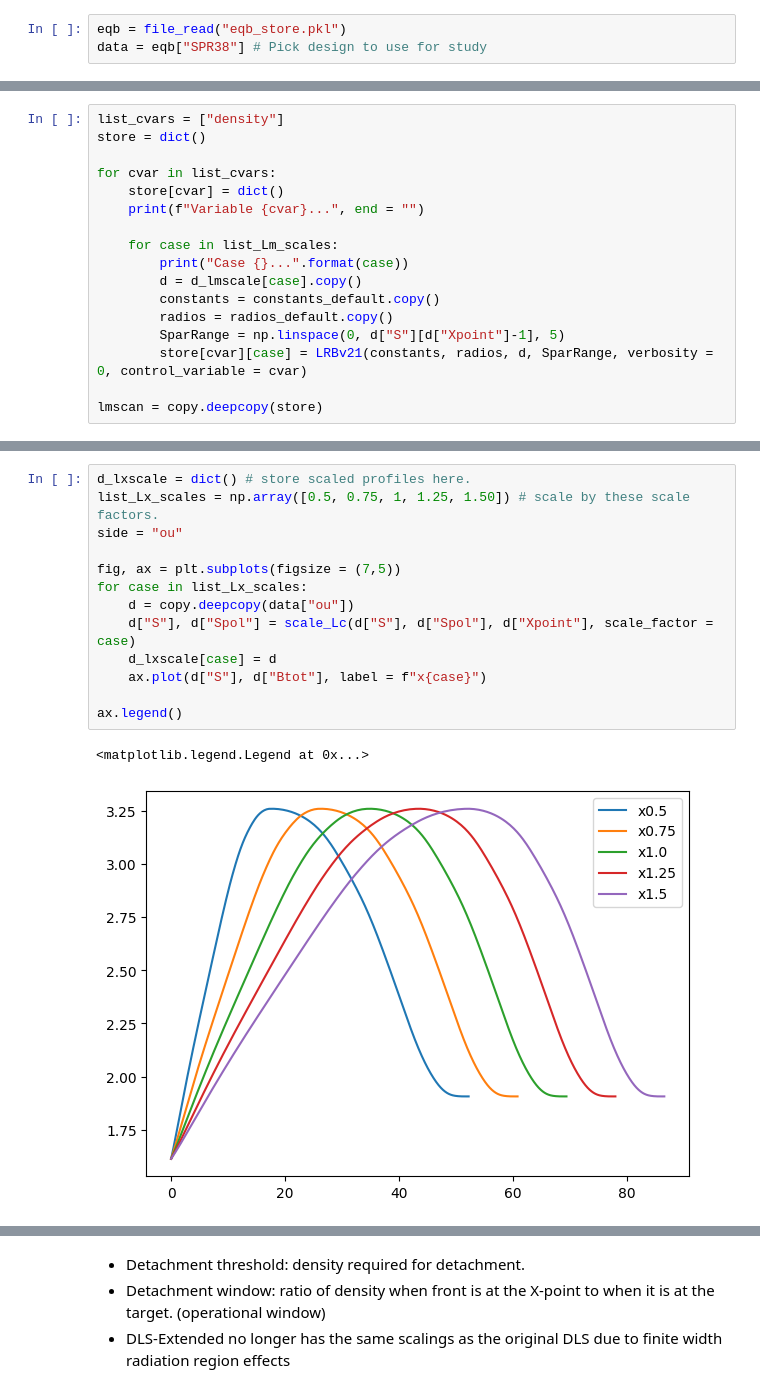
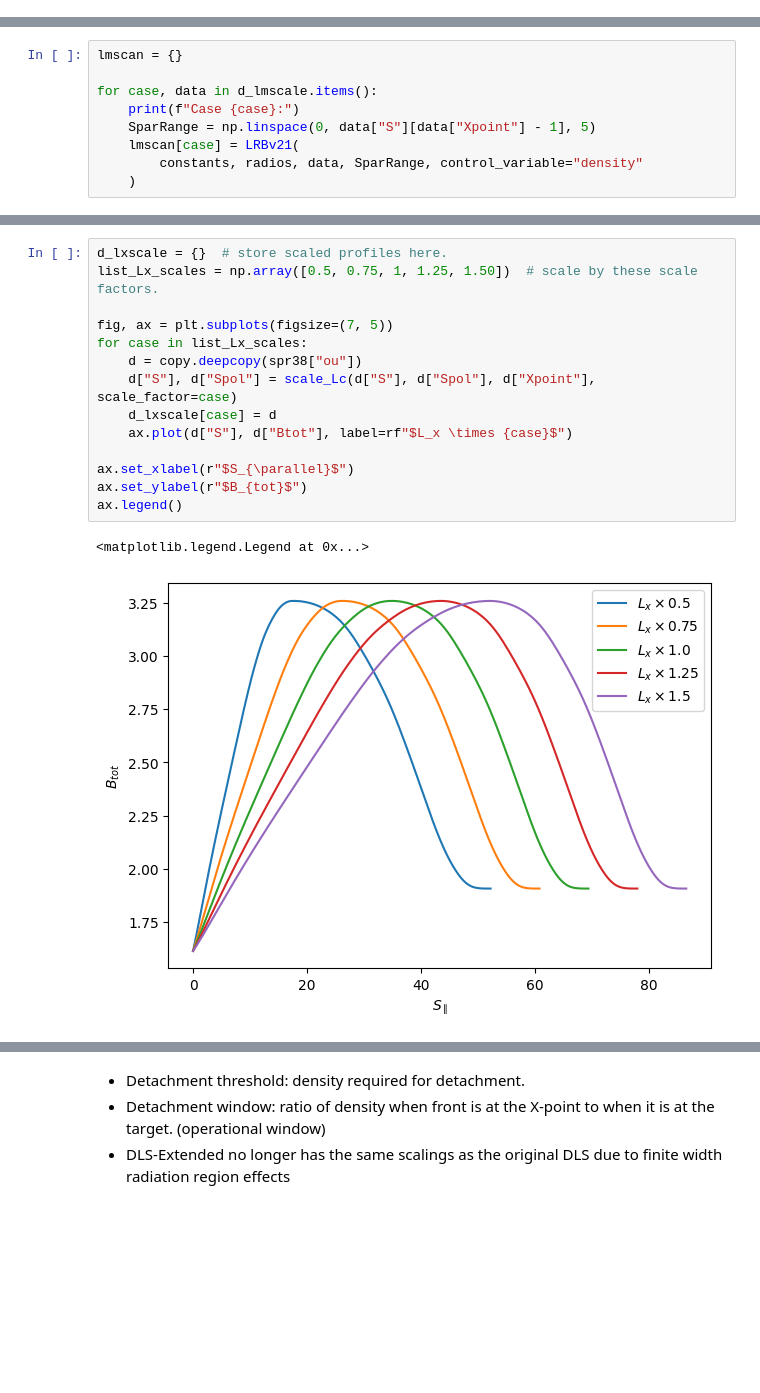
Before and after one commit to FusionDLS/FusionDLS, a Jupyter notebook: docs/examples/2_manipulating_profiles.ipynb, the cells around one changed output, grey strips where cells are left out. Saved outputs shown, nothing was run; the diff lists cells and outputs as text; blank space fills up the shorter version.

```diff
--- a/docs/examples/2_manipulating_profiles.ipynb
+++ b/docs/examples/2_manipulating_profiles.ipynb
@@ -32,4 +5 @@ The autoreload extension is already loaded. To reload it, use:
 - SPR38 inner and outer, visualised.
-# %%
-eqb = file_read("eqb_store.pkl")
-data = eqb["SPR38"] # Pick design to use for study
@@ -110,18 +80,10 @@ ax.legend()
 # %%
-list_cvars = ["density"]
-store = dict()
+lmscan = {}
 
-for cvar in list_cvars:
-    store[cvar] = dict()
-    print(f"Variable {cvar}...", end = "")
-
-    for case in list_Lm_scales:
-        print("Case {}...".format(case))
-        d = d_lmscale[case].copy()
-        constants = constants_default.copy()
-        radios = radios_default.copy()
-        SparRange = np.linspace(0, d["S"][d["Xpoint"]-1], 5)
-        store[cvar][case] = LRBv21(constants, radios, d, SparRange, verbosity = 0, control_variable = cvar)
-
-lmscan = copy.deepcopy(store)
+for case, data in d_lmscale.items():
+    print(f"Case {case}:")
+    SparRange = np.linspace(0, data["S"][data["Xpoint"] - 1], 5)
+    lmscan[case] = LRBv21(
+        constants, radios, data, SparRange, control_variable="density"
+    )
 # %% [output]
@@ -140,17 +102,18 @@ Solving...0.00...8.38...16.75...25.13...33.50...Complete in 1.7 seconds
 # %%
-d_lxscale = dict() # store scaled profiles here.
-list_Lx_scales = np.array([0.5, 0.75, 1, 1.25, 1.50]) # scale by these scale factors.
-side = "ou"
+d_lxscale = {}  # store scaled profiles here.
+list_Lx_scales = np.array([0.5, 0.75, 1, 1.25, 1.50])  # scale by these scale factors.
 
-fig, ax = plt.subplots(figsize = (7,5))
+fig, ax = plt.subplots(figsize=(7, 5))
 for case in list_Lx_scales:
-    d = copy.deepcopy(data["ou"])
-    d["S"], d["Spol"] = scale_Lc(d["S"], d["Spol"], d["Xpoint"], scale_factor = case)
+    d = copy.deepcopy(spr38["ou"])
+    d["S"], d["Spol"] = scale_Lc(d["S"], d["Spol"], d["Xpoint"], scale_factor=case)
     d_lxscale[case] = d
-    ax.plot(d["S"], d["Btot"], label = f"x{case}")
+    ax.plot(d["S"], d["Btot"], label=rf"$L_x \times {case}$")
 
+ax.set_xlabel(r"$S_{\parallel}$")
+ax.set_ylabel(r"$B_{tot}$")
 ax.legend()
 # %% [output]
 <matplotlib.legend.Legend at 0x...>
-[figure, old version]
+[figure, new version]
 # %%
```
Also changed, not shown: parts of 20 cells of this notebook.
